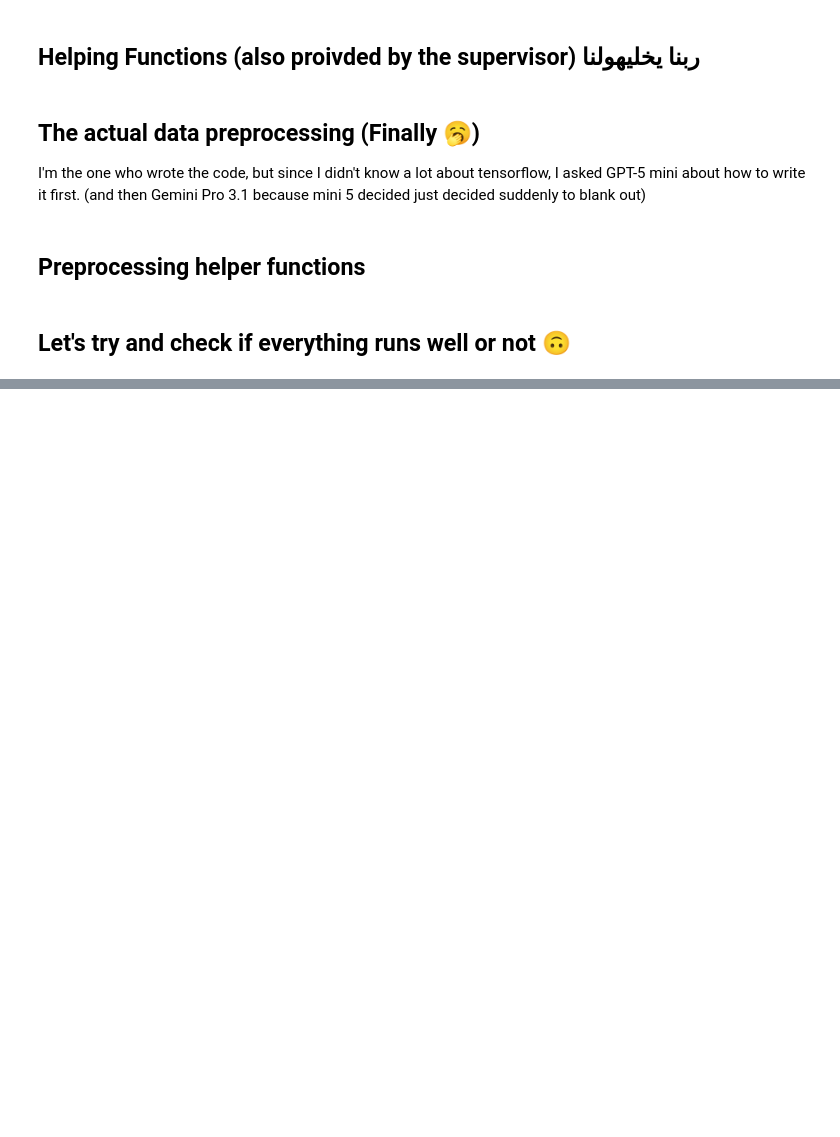
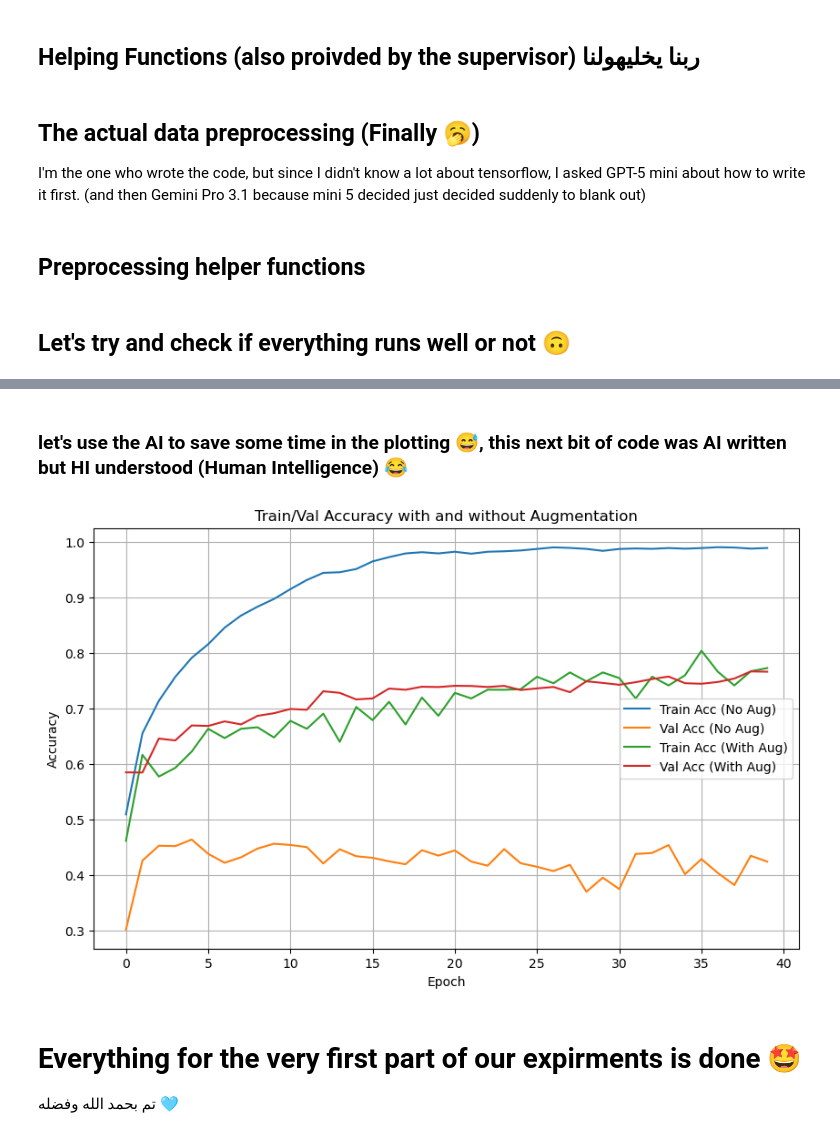
Before and after one commit to Mohamed-Ehab-Sabry/cifar10-cnn-classifier, a Jupyter notebook: data-preprocessing.ipynb, the cells around one changed output, grey strips where cells are left out. Drawn from its saved outputs; the diff is of its cells as text; code cells hidden in the pictures; blank space fills up the shorter version.

Commit message:
feat: expriment on augmentd data to see its effect on validation accuracy and overfitting

```diff
--- a/data-preprocessing.ipynb
+++ b/data-preprocessing.ipynb
@@ -532,0 +185,7 @@ plot_curves(
+# %%
+model_no_aug = build_baseline_cnn()
+history_no_aug, _, _, _ = train_and_evaluate(model_no_aug,
+                                             x_train_exp_c, y_train,
+                                             x_val_exp_c, y_val,
+                                             x_test_exp_c, y_test,
+                                             epochs = 40, batch_size = 128)
@@ -532,0 +196,21 @@ plot_curves(
+# %%
+from tensorflow.keras.preprocessing.image import ImageDataGenerator
+
+datagen = ImageDataGenerator(
+    rotation_range = 15,
+    width_shift_range = 0.1,
+    height_shift_range = 0.1,
+    horizontal_flip = True,
+    zoom_range = 0.1
+)
+
+datagen.fit(x_train_exp_c)
+model_aug = build_baseline_cnn()
+
+history_aug = model_aug.fit(
+    datagen.flow(x_train_exp_c, to_categorical(y_train, 10), batch_size = 128),
+    validation_data = (x_val_exp_c, to_categorical(y_val, 10)),
+    epochs = 40,
+    steps_per_epoch = len(x_train_exp_c) // 128,
+    verbose = 1
+)
@@ -532,0 +239,24 @@ plot_curves(
+# %% [markdown]
+### let's use the AI to save some time in the plotting 😅, this next bit of code was AI written but HI understood (Human Intelligence) 😂
+# %%
+# Collect histories and labels
+histories = [history_no_aug, history_aug]
+labels = ['Train Acc (No Aug)', 'Train Acc (With Aug)']
+
+# Plot training accuracy
+plt.figure(figsize=(10, 6))
+plt.plot(history_no_aug.history['accuracy'], label='Train Acc (No Aug)')
+plt.plot(history_no_aug.history['val_accuracy'], label='Val Acc (No Aug)')
+plt.plot(history_aug.history['accuracy'], label='Train Acc (With Aug)')
+plt.plot(history_aug.history['val_accuracy'], label='Val Acc (With Aug)')
+plt.xlabel('Epoch')
+plt.ylabel('Accuracy')
+plt.title('Train/Val Accuracy with and without Augmentation')
+plt.legend()
+plt.grid(True)
+plt.show()
+# %% [output]
+[figure, added]
+# %% [markdown]
+# Everything for the very first part of our expirments is done 🤩
+تم بحمد الله وفضله 🩵
```
Also changed, not shown: parts of 37 cells of this notebook, 1 other file.
